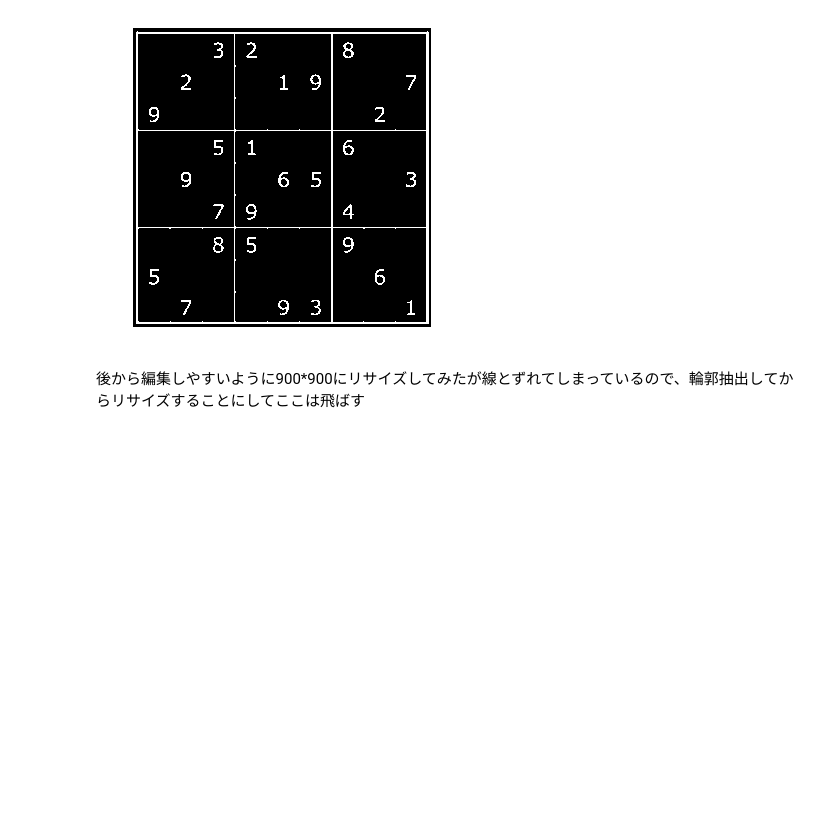
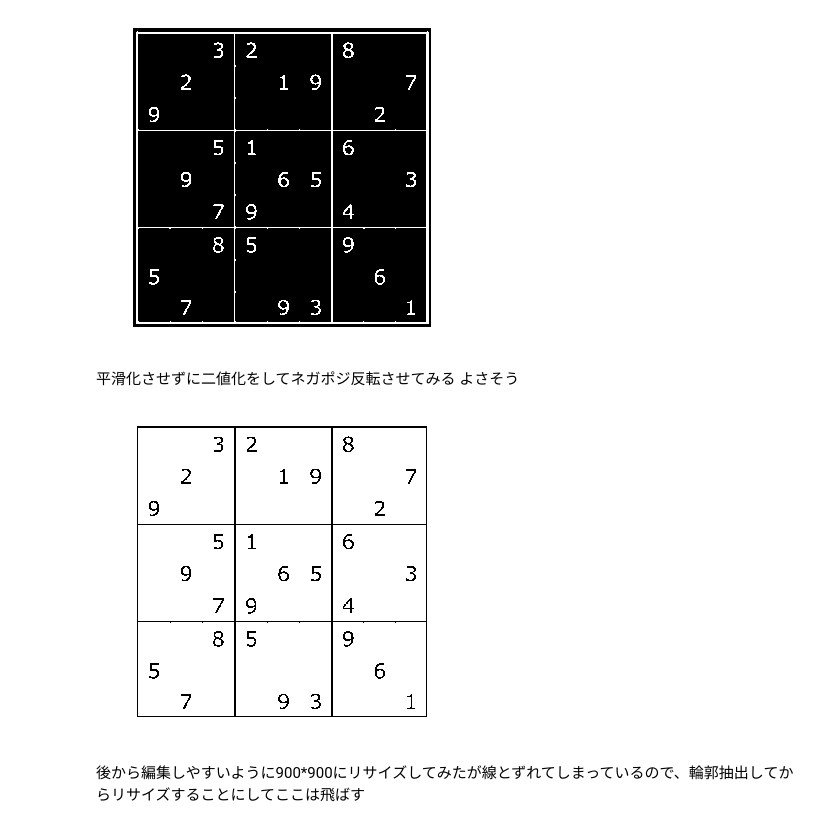
Before and after one commit to aichizokkoku/sudoku, a Jupyter notebook: test.ipynb, the cells around one changed output. Cells and saved outputs as stored; diff of their text form; code cells hidden in the pictures; blank space fills up the shorter version.

```diff
--- a/test.ipynb
+++ b/test.ipynb
@@ -43,6 +43,21 @@ plt.imshow(im2, cmap="gray")
 plt.show()
 # %% [output]
 [figure]
+# %% [markdown]
+平滑化させずに二値化をしてネガポジ反転させてみる
+よさそう
+# %%
+gray = cv2.cvtColor(img, cv2.COLOR_BGR2GRAY)
+gray = 255 - gray
+#gray = cv2.GaussianBlur(gray, (7, 7), 0)
+im2 = cv2.threshold(gray, 140, 240, cv2.THRESH_BINARY_INV)[1]
+
+plt.axis("off")
+#plt.subplot(1, 2, 1)
+plt.imshow(im2, cmap="gray")
+plt.show()
+# %% [output]
+[figure, added]
 # %% [markdown]
 後から編集しやすいように900*900にリサイズしてみたが線とずれてしまっているので、輪郭抽出してからリサイズすることにしてここは飛ばす
 # %%
```
